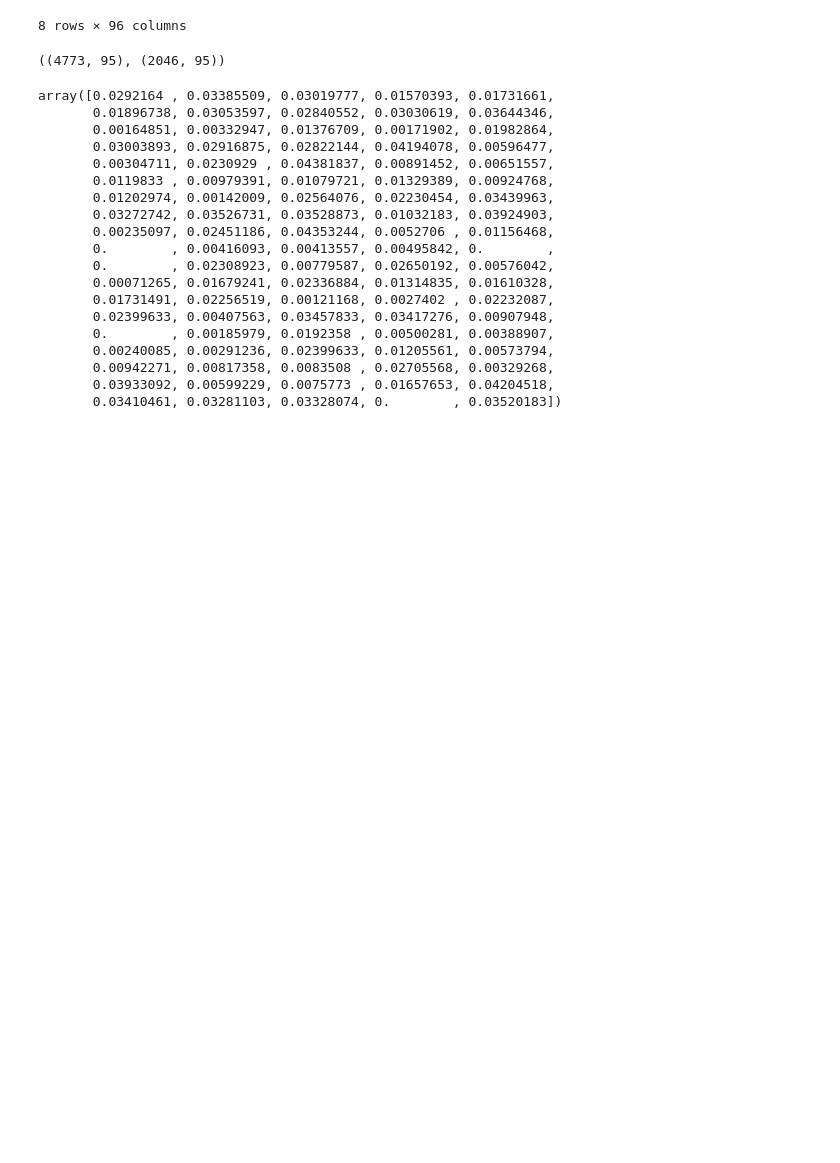
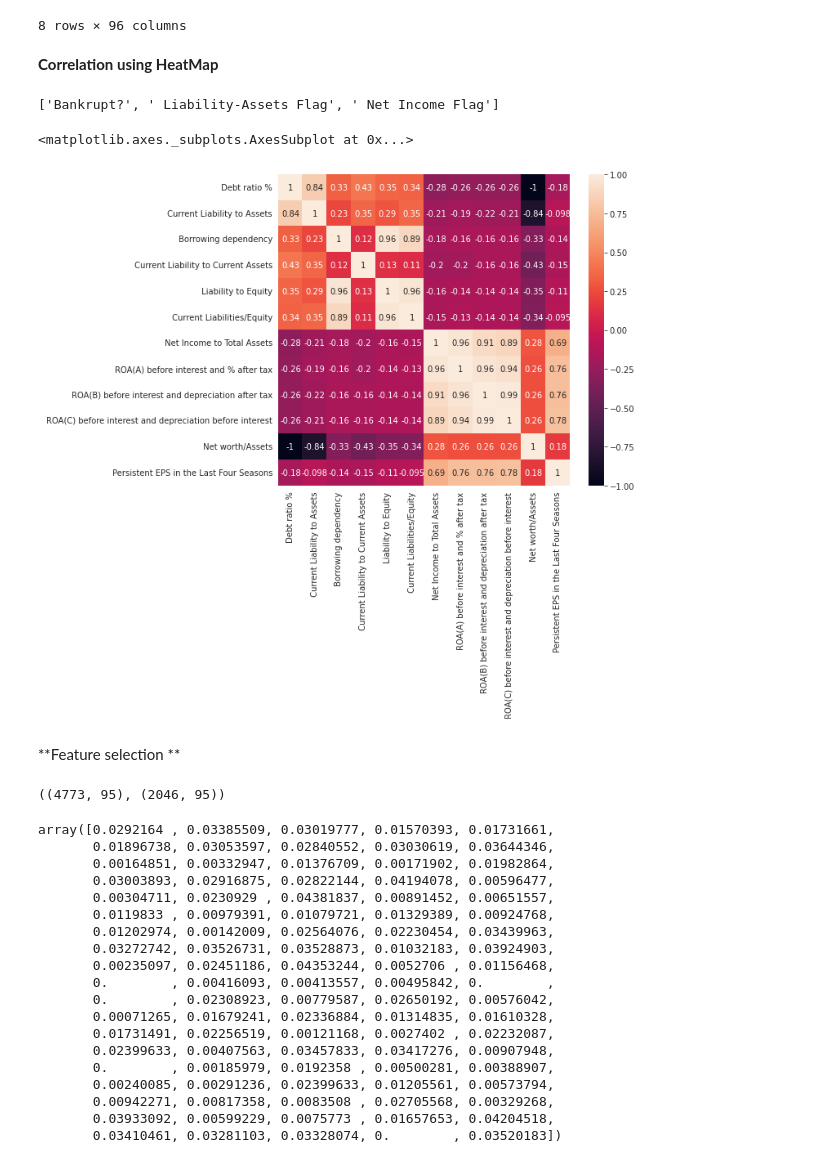
Before and after one commit to Shashankshekharpandey/Company-Bankruptcy-Prediction, a Jupyter notebook: Company_Bankruptcy_Prediction.ipynb, the cells around one changed output. Cells and saved outputs as stored; diff of their text form; code cells hidden in the pictures; blank space fills up the shorter version.

```diff
--- a/Company_Bankruptcy_Prediction.ipynb
+++ b/Company_Bankruptcy_Prediction.ipynb
@@ -83,6 +83,30 @@ data.describe()
 | 75% | 0.000000 | 0.535563 | 0.589157 | 0.584105 | 0.613914 | ... |
 | max | 1.000000 | 1.000000 | 1.000000 | 1.000000 | 1.000000 | ... |
 8 rows × 96 columns
+# %% [markdown]
+**Correlation using HeatMap**
+# %%
+numeric_features = data.dtypes[data.dtypes != 'int64'].index
+categorical_features = data.dtypes[data.dtypes == 'int64'].index
+
+data[categorical_features].columns.tolist()
+# %% [output]
+['Bankrupt?', ' Liability-Assets Flag', ' Net Income Flag']
+# %%
+positive_corr = data[numeric_features].corrwith(data["Bankrupt?"]).sort_values(ascending=False)[:6].index.tolist()
+negative_corr = data[numeric_features].corrwith(data["Bankrupt?"]).sort_values()[:6].index.tolist()
+
+positive_corr = data[positive_corr + ["Bankrupt?"]].copy()
+negative_corr = data[negative_corr + ["Bankrupt?"]].copy()
+# %%
+relation = positive_corr.columns.tolist()[:-1] + negative_corr.columns.tolist()[:-1]
+plt.figure(figsize=(8,7))
+sns.heatmap(data[relation].corr(),annot=True)
+# %% [output]
+<matplotlib.axes._subplots.AxesSubplot at 0x...>
+[figure, added]
+# %% [markdown]
+**Feature selection **
 # %%
 #Feature Selection
 from sklearn.model_selection import train_test_split
```
